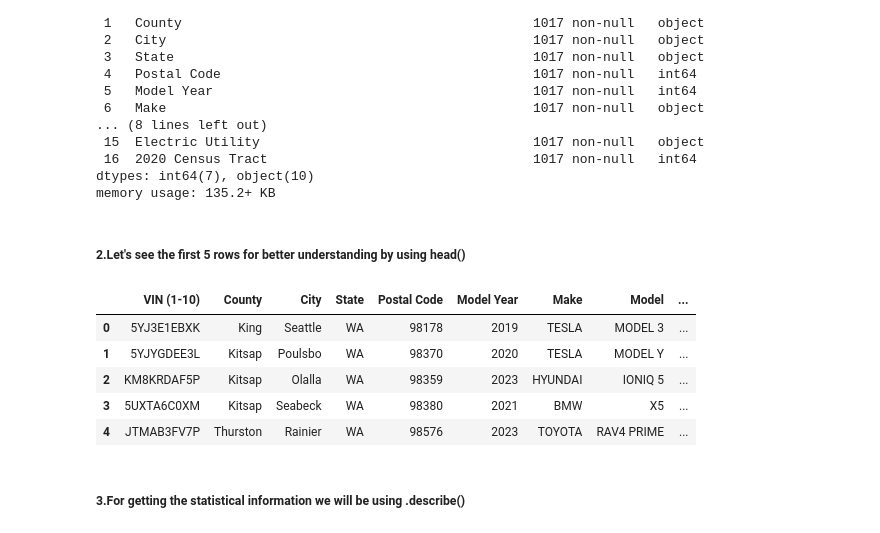
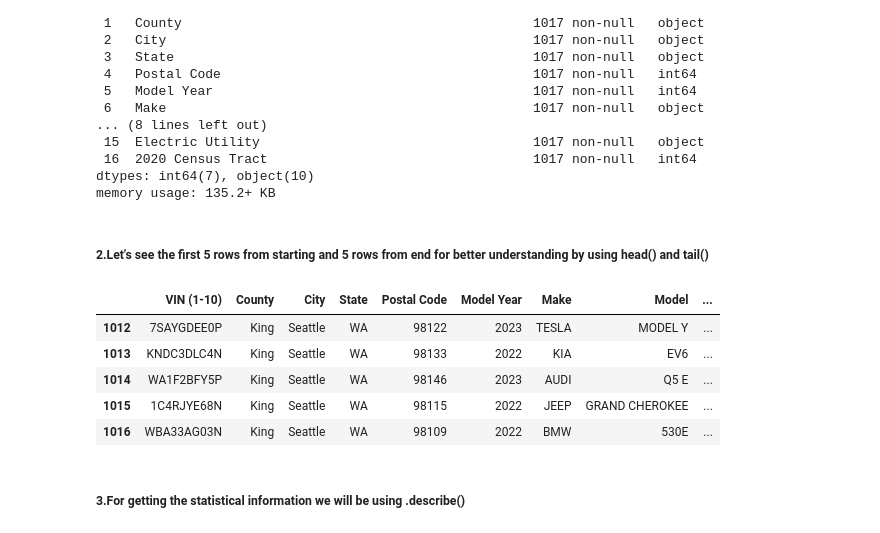
Before and after one commit to rahulbora-45/projectFirst, a Jupyter notebook: ProjectPython.ipynb, the cells around one changed output. Drawn from its saved outputs; the diff is of its cells as text; code cells hidden in the pictures.

```diff
--- a/ProjectPython.ipynb
+++ b/ProjectPython.ipynb
@@ -49,16 +49,17 @@ Data columns (total 17 columns):
 dtypes: int64(7), object(10)
 memory usage: 135.2+ KB
 # %% [markdown]
-##### 2.Let's see the first 5 rows for better understanding by using head()
+##### 2.Let's see the first 5 rows  from starting and 5 rows from end for better understanding by using head() and tail()
 # %%
 df.head()
+df.tail()
 # %% [output]
 |  | VIN (1-10) | County | City | State | Postal Code | Model Year | Make | Model | ... |
-| 0 | 5YJ3E1EBXK | King | Seattle | WA | 98178 | 2019 | TESLA | MODEL 3 | ... |
-| 1 | 5YJYGDEE3L | Kitsap | Poulsbo | WA | 98370 | 2020 | TESLA | MODEL Y | ... |
-| 2 | KM8KRDAF5P | Kitsap | Olalla | WA | 98359 | 2023 | HYUNDAI | IONIQ 5 | ... |
-| 3 | 5UXTA6C0XM | Kitsap | Seabeck | WA | 98380 | 2021 | BMW | X5 | ... |
-| 4 | JTMAB3FV7P | Thurston | Rainier | WA | 98576 | 2023 | TOYOTA | RAV4 PRIME | ... |
+| 1012 | 7SAYGDEE0P | King | Seattle | WA | 98122 | 2023 | TESLA | MODEL Y | ... |
+| 1013 | KNDC3DLC4N | King | Seattle | WA | 98133 | 2022 | KIA | EV6 | ... |
+| 1014 | WA1F2BFY5P | King | Seattle | WA | 98146 | 2023 | AUDI | Q5 E | ... |
+| 1015 | 1C4RJYE68N | King | Seattle | WA | 98115 | 2022 | JEEP | GRAND CHEROKEE | ... |
+| 1016 | WBA33AG03N | King | Seattle | WA | 98109 | 2022 | BMW | 530E | ... |
 # %% [markdown]
 ##### 3.For getting the statistical information we will be using .describe()
 # %%
```
Also changed, not shown: parts of 10 cells of this notebook.
